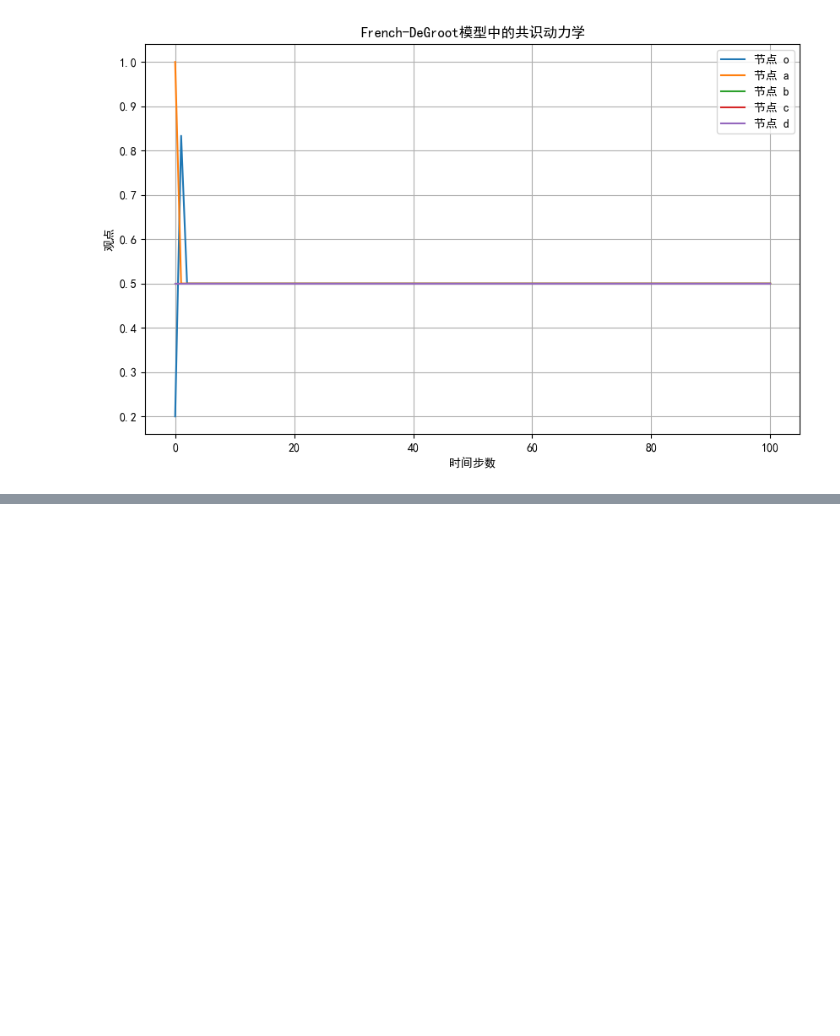
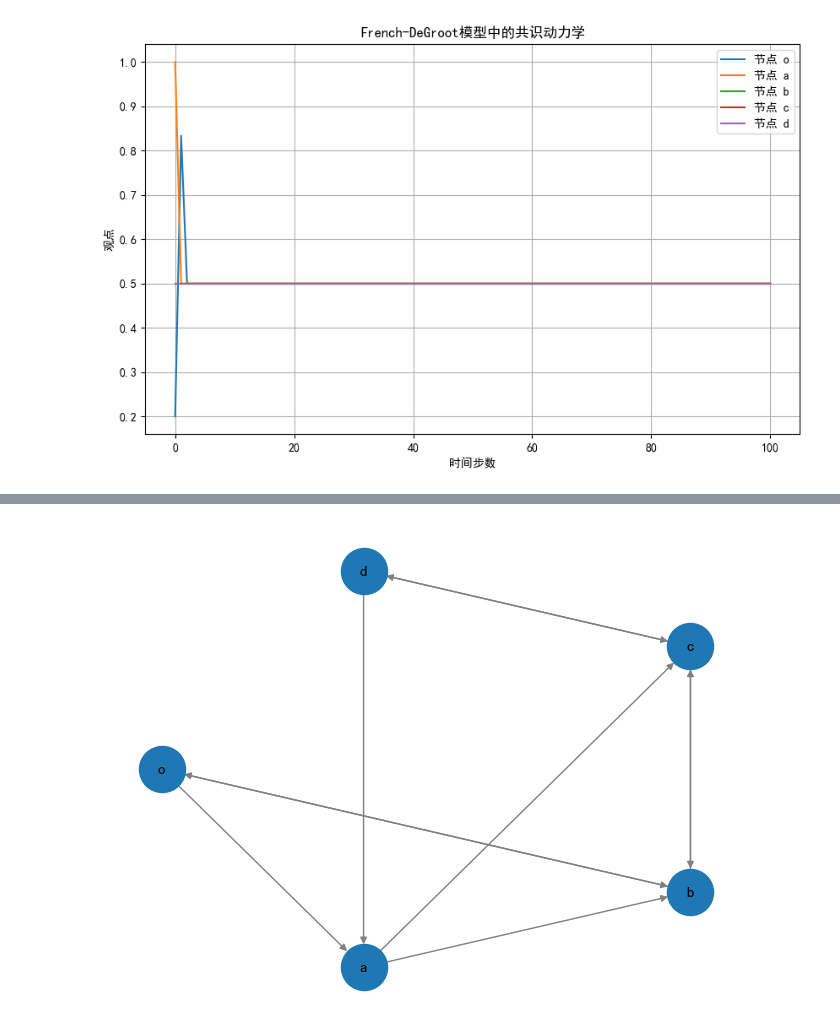
Before and after one commit to Decade-rider/Network_Dynamics_and_Learning_Homeworks, a Jupyter notebook: Homework2/Homework_2_pcl.ipynb, the cells around one changed output, grey strips where cells are left out. Drawn from its saved outputs; the diff is of its cells as text; code cells hidden in the pictures; blank space fills up the shorter version.

```diff
--- a/Homework2/Homework_2_pcl.ipynb
+++ b/Homework2/Homework_2_pcl.ipynb
@@ -868,0 +1060,23 @@ plt.show()
+# %%
+# 定义转移速率矩阵
+Lambda_open = np.array([
+    [0, 3/4, 3/4, 0, 0],
+    [0, 0, 1/4, 1/4, 2/4],
+    [0, 0, 0, 1, 0],
+    [0, 0, 0, 0, 1],
+    [0, 0, 0, 0, 0]
+])
+
+# 计算 omega（总离开速率）
+omega = np.sum(Lambda_open, axis=1)
+omega[4] = 2  # 设置节点 d 的离开速率
+# %%
+# 创建图
+G_open = create_graph_from_lambda(Lambda=Lambda_open, nodes=nodes)
+
+# 绘制图
+pos = nx.shell_layout(G)
+nx.draw(G, pos, with_labels=True, node_size=1100, font_size=11, edge_color='gray')
+plt.show()
+# %% [output]
+[figure, added]
```
Also changed, not shown: parts of 23 cells of this notebook, 1 other file.
